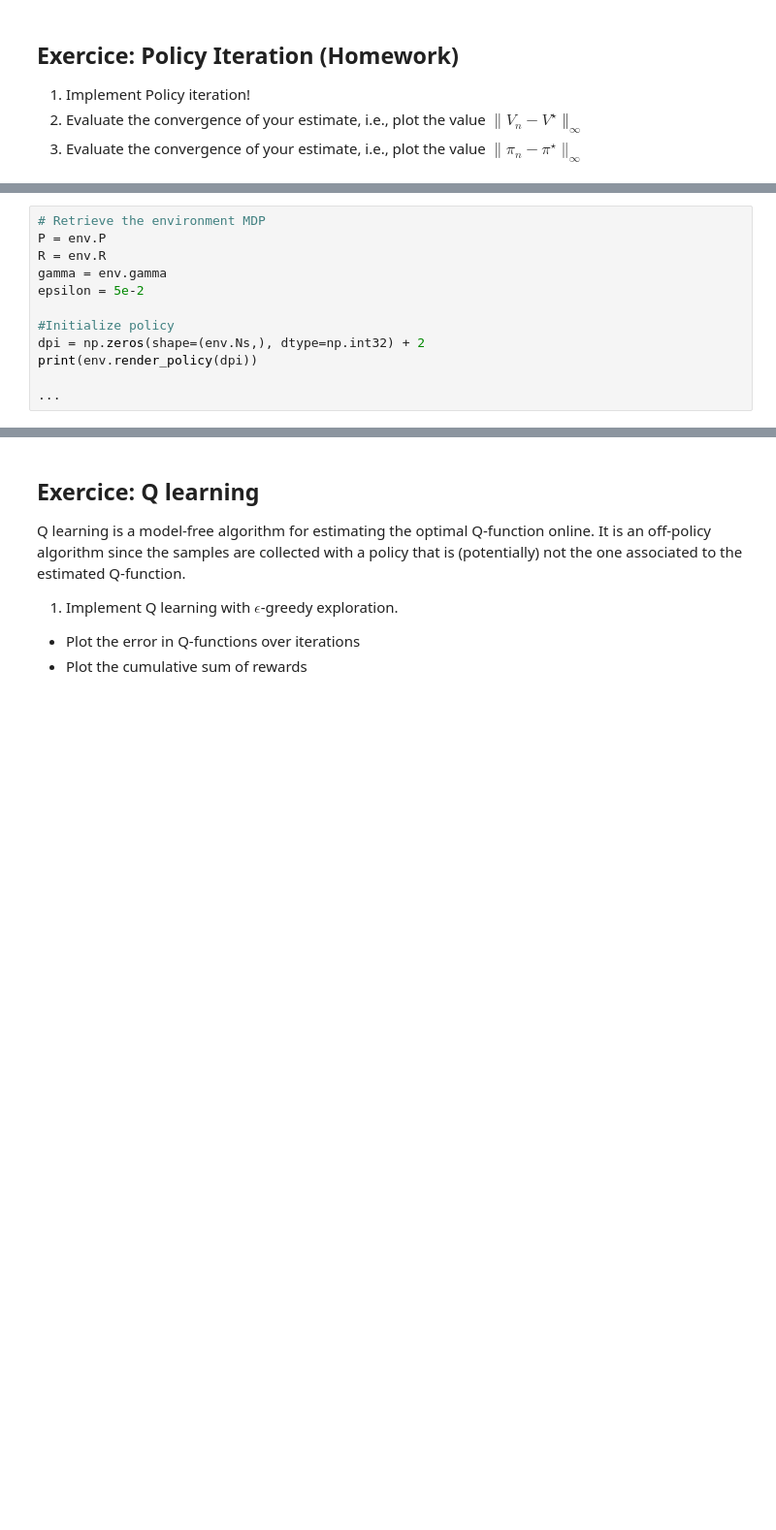
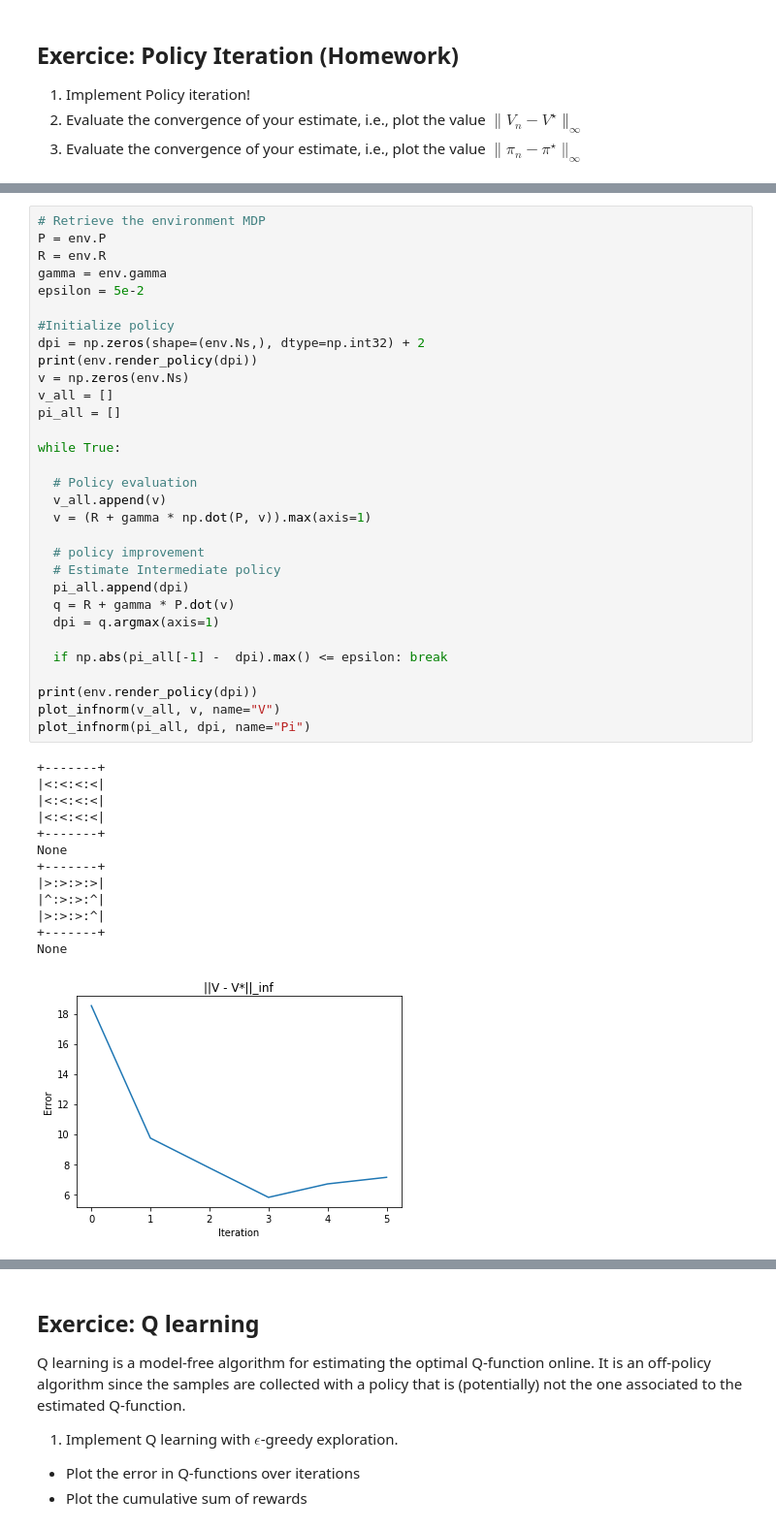
Before and after one commit to Kabongosalomon/Introduction-RL, a Jupyter notebook: Session 01/AIMS_2020_Exercice.ipynb, the cells around one changed output, grey strips where cells are left out. Shown: that part at 97% size. Saved outputs shown, nothing was run; the diff lists cells and outputs as text; blank space fills up the shorter version.

```diff
--- a/Session 01/AIMS_2020_Exercice.ipynb
+++ b/Session 01/AIMS_2020_Exercice.ipynb
@@ -580,12 +639,45 @@ epsilon:  0.05
 # %%
 # Retrieve the environment MDP
 P = env.P
 R = env.R
 gamma = env.gamma
 epsilon = 5e-2
 
 #Initialize policy
 dpi = np.zeros(shape=(env.Ns,), dtype=np.int32) + 2
 print(env.render_policy(dpi))
+v = np.zeros(env.Ns)
+v_all = []
+pi_all = []
 
-...
+while True:
+
+  # Policy evaluation
+  v_all.append(v)
+  v = (R + gamma * np.dot(P, v)).max(axis=1)
+
+  # policy improvement
+  # Estimate Intermediate policy
+  pi_all.append(dpi)
+  q = R + gamma * P.dot(v)
+  dpi = q.argmax(axis=1)
+
+  if np.abs(pi_all[-1] -  dpi).max() <= epsilon: break
+
+print(env.render_policy(dpi))
+plot_infnorm(v_all, v, name="V")
+plot_infnorm(pi_all, dpi, name="Pi")
+# %% [output]
++-------+
+|<:<:<:<|
+|<:<:<:<|
+|<:<:<:<|
++-------+
+None
++-------+
+|>:>:>:>|
+|^:>:>:^|
+|>:>:>:^|
++-------+
+None
+[figure, added]
```
Also changed, not shown: parts of 20 cells of this notebook.
